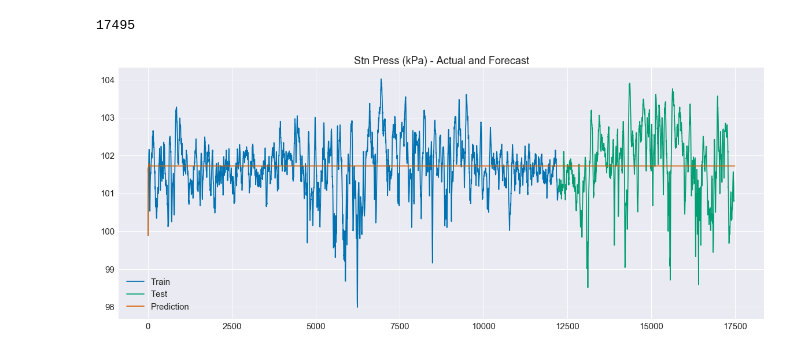
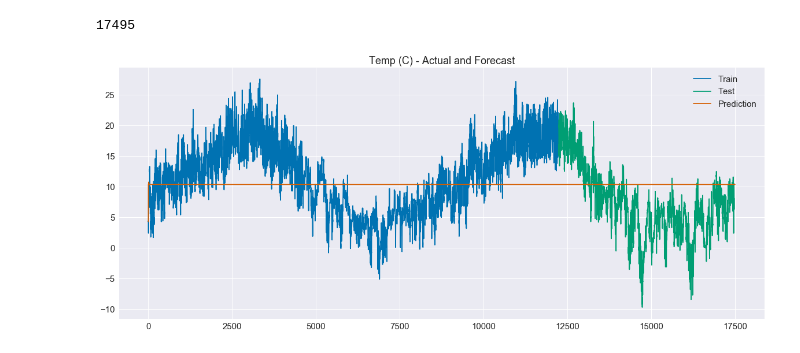
Before and after one commit to srom/ds, a Jupyter notebook: AMPds forecast.ipynb, the cells around one changed output. Cells and saved outputs as stored; diff of their text form; code cells hidden in the pictures.

```diff
--- a/AMPds forecast.ipynb
+++ b/AMPds forecast.ipynb
@@ -70,6 +70,6 @@ def plot_attribute(X_train, X_test, X_predictions, attr):
     ax.set_title(f'{attr} - Actual and Forecast')
     ax.legend()
 # %%
-plot_attribute(X_train_p, X_test_p, X_predictions, 'Stn Press (kPa)')
+plot_attribute(X_train_p, X_test_p, X_predictions, 'Temp (C)')
 # %% [output]
-[figure, old version]
+[figure, new version]
```
Also changed, not shown: parts of 5 cells of this notebook, 3 other files.
